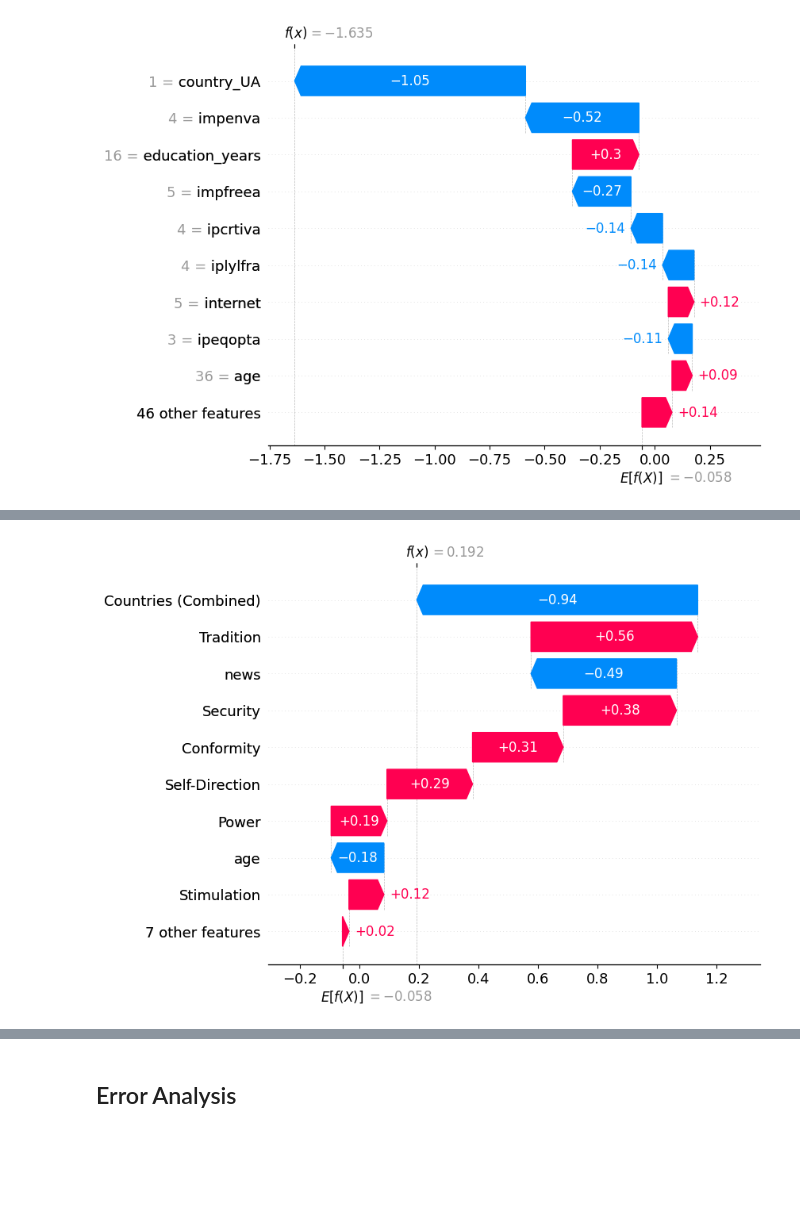
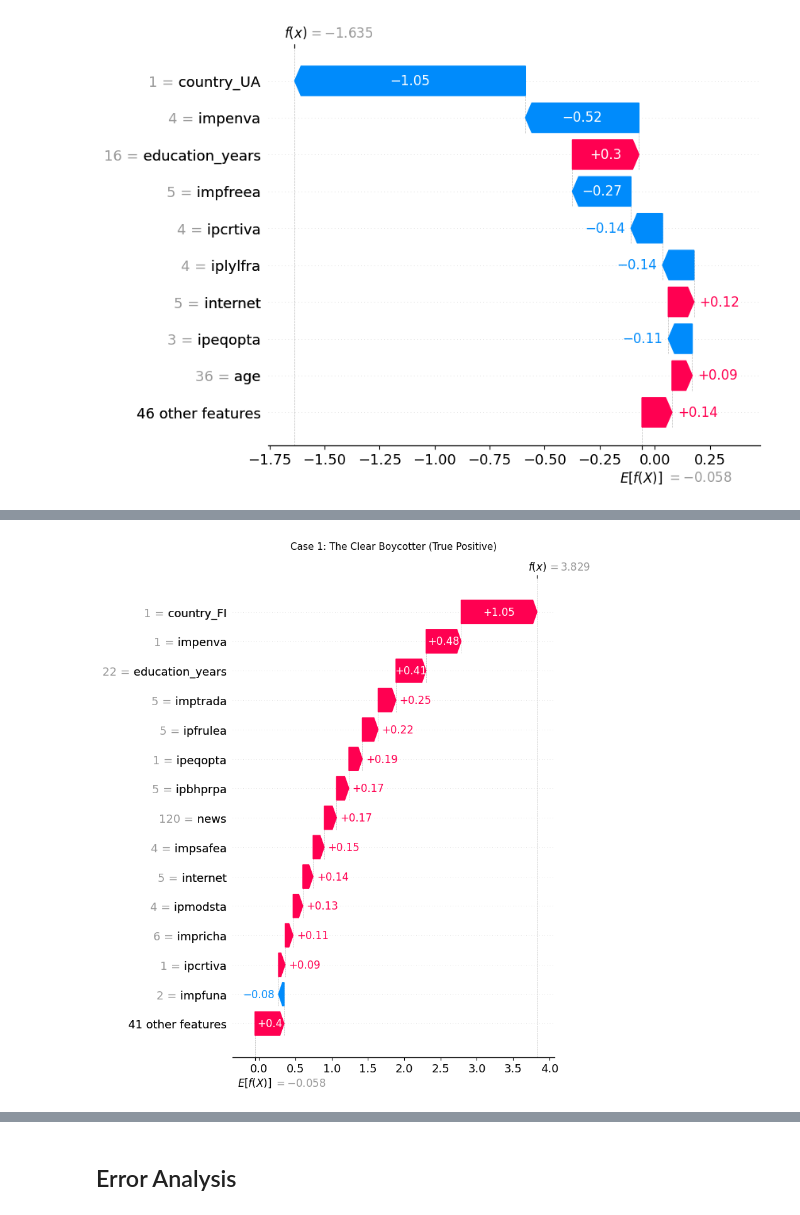
Before and after one commit to kchua675/Thesis, a Jupyter notebook: Thesis.ipynb, the cells around one changed output, grey strips where cells are left out. Drawn from its saved outputs; the diff is of its cells as text; code cells hidden in the pictures; blank space fills up the shorter version.

```diff
--- a/Thesis.ipynb
+++ b/Thesis.ipynb
@@ -1552,39 +1552,73 @@ Generating Local Explanation for Holdout Sample ID: 1
 # %%
 import numpy as np
 import shap
+import matplotlib.pyplot as plt
 
-# 1. First, ensure you have your holdout predictions ready
-y_holdout_pred = final_pipeline.predict(X_holdout)
-# Also get probabilities to find the 'boundary' case
+# -----------------------------
+# STEP 1: Transform holdout data using preprocessing steps only
+# -----------------------------
+X_holdout_transformed = final_pipeline[:-1].transform(X_holdout)
+
+# -----------------------------
+# STEP 2: Get feature names after preprocessing
+# -----------------------------
+cat_feature_names = (
+    final_pipeline.named_steps["preprocessor"]
+    .named_transformers_["cat"]
+    .get_feature_names_out(categorical_cols)
+    .tolist()
+)
+feature_names = numerical_cols + cat_feature_names
+
+# -----------------------------
+# STEP 3: Build SHAP explainer on the CatBoost model directly
+# -----------------------------
+explainer   = shap.TreeExplainer(final_pipeline.named_steps["model"])
+shap_values = explainer(X_holdout_transformed)
+shap_values.feature_names = feature_names
+
+# -----------------------------
+# STEP 4: Identify the 4 cases — confidence-aware selection
+# -----------------------------
+y_holdout_pred  = final_pipeline.predict(X_holdout)
 y_holdout_proba = final_pipeline.predict_proba(X_holdout)[:, 1]
 
-# 2. Identify indices for the 4 categories
-# True Positive (TP): Predict Boycott, Actually Boycotted
-tp_idx = np.where((y_holdout == 1) & (y_holdout_pred == 1))[0][0]
+# Most confident TP — highest predicted probability among true positives
+tp_mask = (y_holdout == 1) & (y_holdout_pred == 1)
+tp_idx  = np.where(tp_mask)[0][y_holdout_proba[tp_mask].argmax()]
 
-# True Negative (TN): Predict No Boycott, Actually didn't
-tn_idx = np.where((y_holdout == 0) & (y_holdout_pred == 0))[0][0]
+# Most confident TN — lowest predicted probability among true negatives
+tn_mask = (y_holdout == 0) & (y_holdout_pred == 0)
+tn_idx  = np.where(tn_mask)[0][y_holdout_proba[tn_mask].argmin()]
 
-# False Negative (FN): Predict No Boycott, but they ACTUALLY boycotted (The Surprise)
-fn_idx = np.where((y_holdout == 1) & (y_holdout_pred == 0))[0][0]
+# Most surprising FN — model was most confidently wrong (lowest proba, but actually boycotted)
+fn_mask = (y_holdout == 1) & (y_holdout_pred == 0)
+fn_idx  = np.where(fn_mask)[0][y_holdout_proba[fn_mask].argmin()]
 
-# Boundary Case: Prediction is closest to 0.5 (uncertain/on the fence)
+# Boundary case — prediction closest to 0.5
 boundary_idx = np.argmin(np.abs(y_holdout_proba - 0.5))
 
 case_indices = {
-    "Case 1: The Clear Boycotter (True Positive)": tp_idx,
-    "Case 2: The Clear Non-Boycotter (True Negative)": tn_idx,
-    "Case 3: The Surprise (False Negative / Blind Spot)": fn_idx,
-    "Case 4: The Boundary Case (Uncertain)": boundary_idx
+    "Case 1: The Clear Boycotter (True Positive)":          tp_idx,
+    "Case 2: The Clear Non-Boycotter (True Negative)":      tn_idx,
+    "Case 3: The Surprise (False Negative / Blind Spot)":   fn_idx,
+    "Case 4: The Boundary Case (Uncertain)":                boundary_idx,
 }
 
-# 3. Generate the 4 waterfall plots
-# We use the 'final_shap_values' explanation object created in the previous step
+# -----------------------------
+# STEP 5: Waterfall plots — one per case
+# -----------------------------
 for title, idx in case_indices.items():
-    print(f"\n--- {title} ---")
-    print(f"Sample Index: {idx} | Actual: {y_holdout.iloc[idx]} | Pred Prob: {y_holdout_proba[idx]:.3f}")
+    print(f"\n{'='*55}")
+    print(f"  {title}")
+    print(f"{'='*55}")
+    print(f"  Sample Index : {idx}")
+    print(f"  Actual label : {int(y_holdout.iloc[idx])}")
+    print(f"  Pred prob    : {y_holdout_proba[idx]:.3f}")
+    print(f"  Pred label   : {int(y_holdout_pred[idx])}")
 
-    # Generate the waterfall plot for this specific index
-    # We use our aggregated explanation object
-    shap.plots.waterfall(final_shap_values[idx])
+    shap.plots.waterfall(shap_values[idx], max_display=15, show=False)
+    plt.title(title, fontsize=11, pad=12)
+    plt.tight_layout()
+    plt.show()
 # %% [output]
@@ -1593 +1632 @@ Sample Index: 2 | Actual: 1 | Pred Prob: 0.548
-[figure, old version]
+[figure, new version]
```
Also changed, not shown: parts of 7 cells of this notebook.
